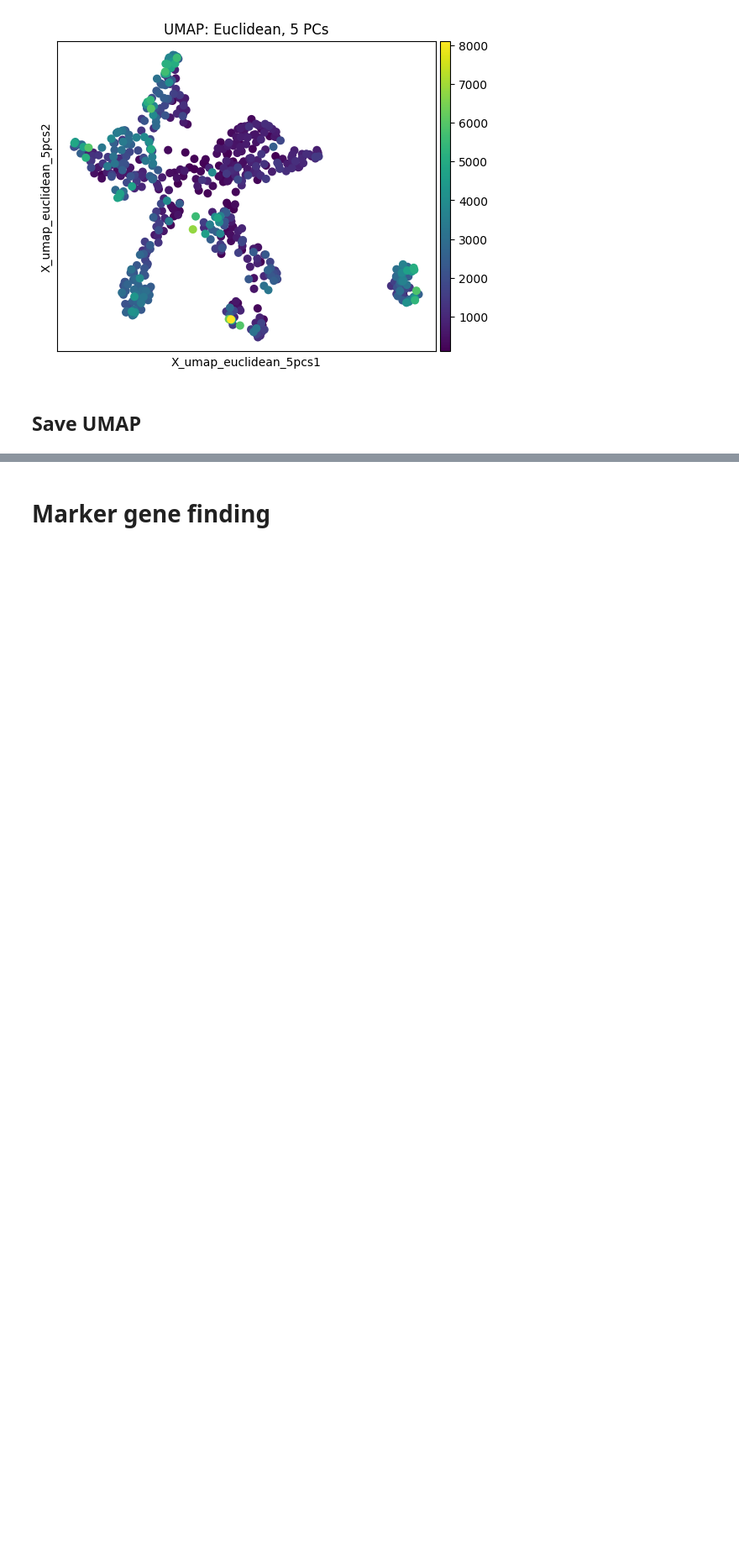
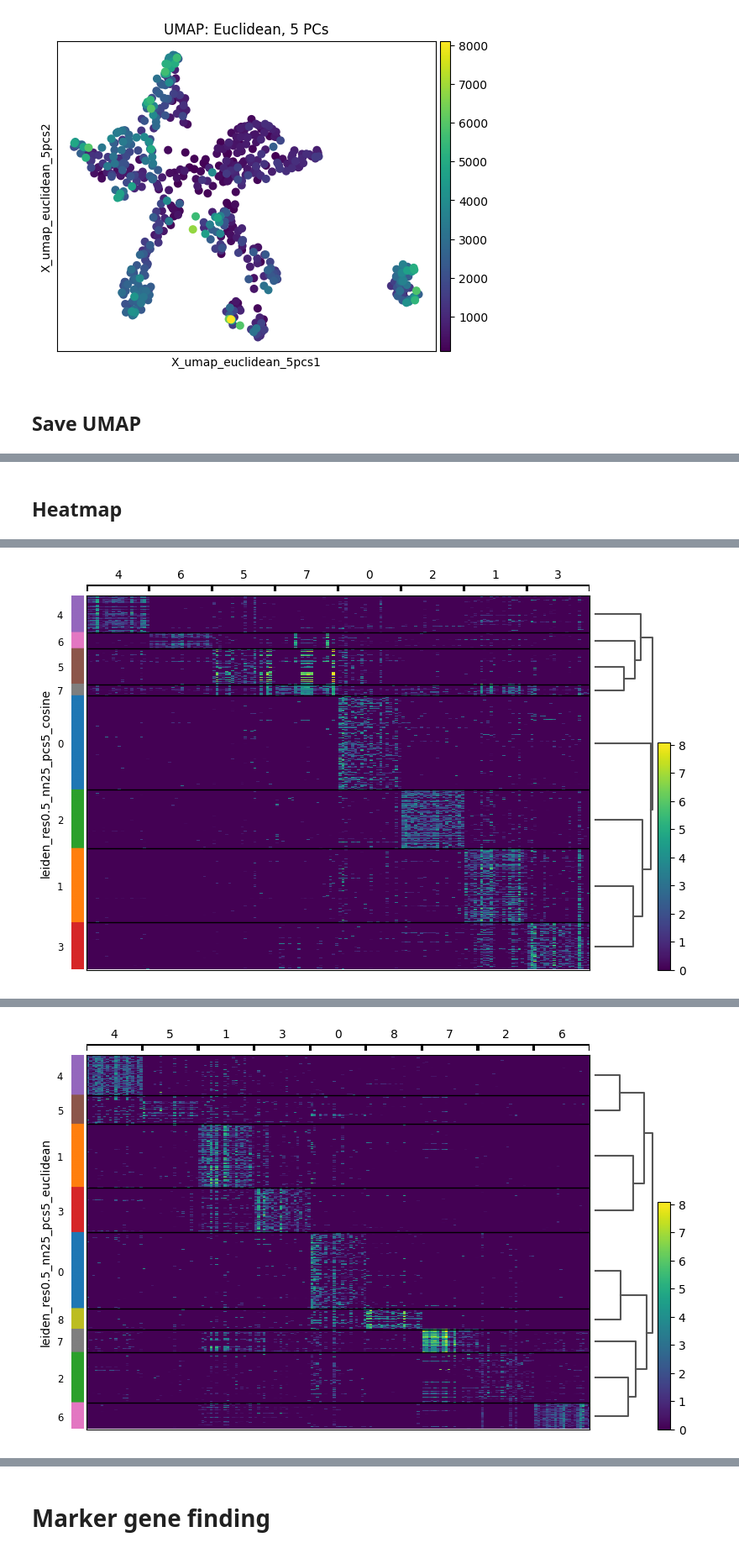
Before and after one commit to ateferos77/Butryllus_Brain_scRNAseq, a Jupyter notebook: Botryllus_dataset2_Base.ipynb, the cells around one changed output, grey strips where cells are left out. Shown at 84% size. Cells and saved outputs as stored; diff of their text form; code cells hidden in the pictures; blank space fills up the shorter version.

Commit message:
clean clustering with heatmap

```diff
--- a/Botryllus_dataset2_Base.ipynb
+++ b/Botryllus_dataset2_Base.ipynb
@@ -470,0 +416,30 @@ WARNING: Gene labels are not shown when more than 50 genes are visualized. To sh
+# %% [markdown]
+## Heatmap
+# %%
+clusterings = [
+    'leiden_res0.5_nn25_pcs5_cosine',
+    'leiden_res0.5_nn25_pcs5_euclidean'
+]
+
+for clust_key in clusterings:
+    print(f"\nProcessing clustering: {clust_key}")
+
+    # Rank genes per cluster (Wilcoxon)
+    sc.tl.rank_genes_groups(
+        adata,
+        groupby=clust_key,
+        method='wilcoxon',
+        tie_correct=True,
+        pts=True,
+        key_added=f'wilcoxon_{clust_key}'
+    )
+
+    # Plot heatmap of top 20 marker genes
+    sc.pl.rank_genes_groups_heatmap(
+        adata,
+        n_genes=20,
+        groupby=clust_key,
+        key=f'wilcoxon_{clust_key}',
+        show=True
+    )
+# %% [output]
@@ -470,0 +449 @@ WARNING: Gene labels are not shown when more than 50 genes are visualized. To sh
+[figure, added]
@@ -470,0 +453 @@ WARNING: Gene labels are not shown when more than 50 genes are visualized. To sh
+[figure, added]
```
Also changed, not shown: parts of 11 cells of this notebook.
